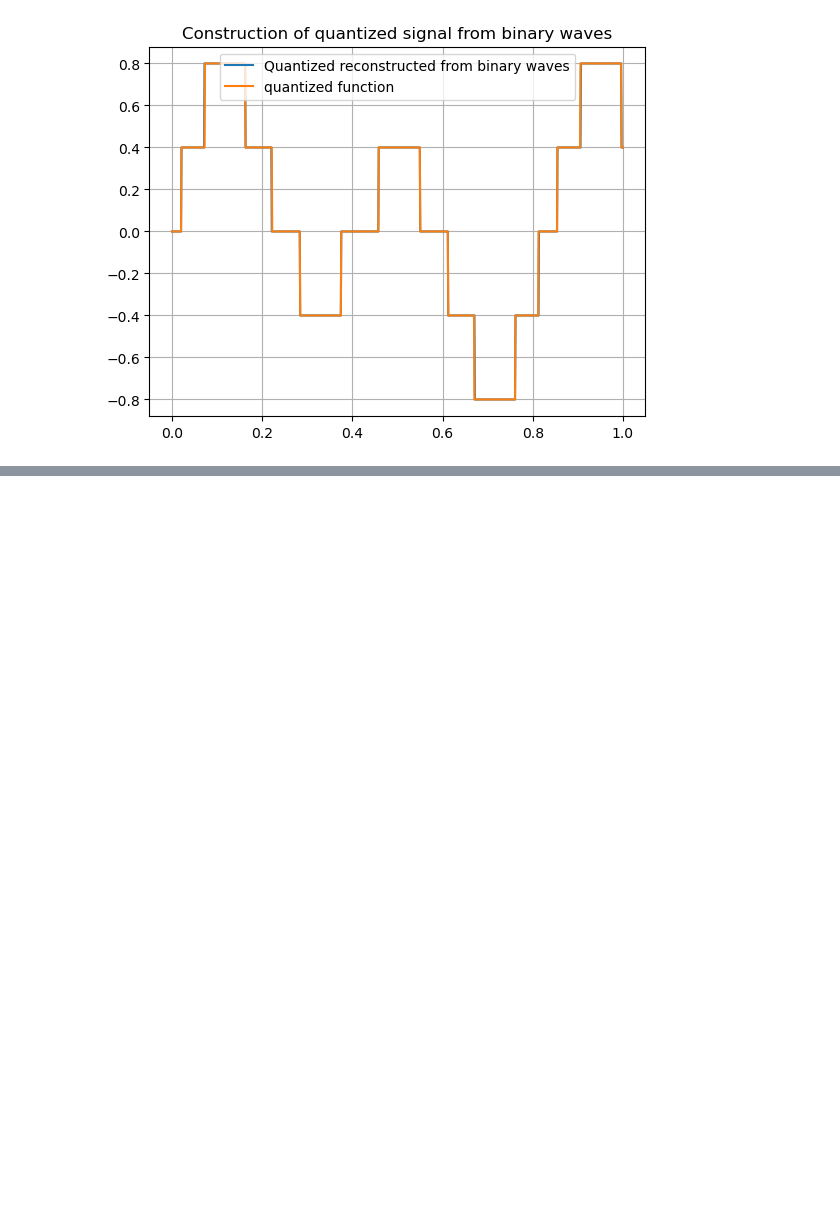
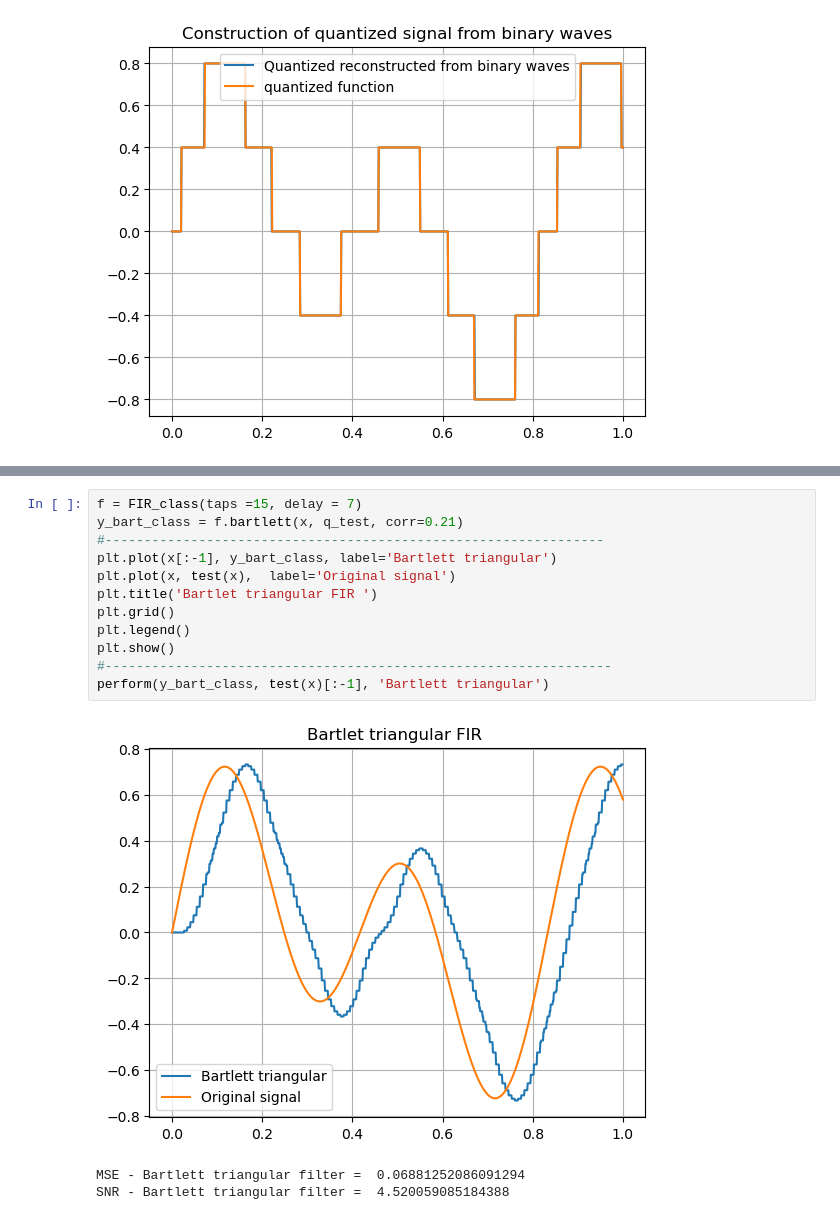
Before and after one commit to lindafabs/Semester-Project, a Jupyter notebook: Final_notebook.ipynb, the cells around one changed output, grey strips where cells are left out. Drawn from its saved outputs; the diff is of its cells as text; blank space fills up the shorter version.

```diff
--- a/Final_notebook.ipynb
+++ b/Final_notebook.ipynb
@@ -599,0 +653,16 @@ plt.legend()
+# %%
+f = FIR_class(taps =15, delay = 7)
+y_bart_class = f.bartlett(x, q_test, corr=0.21)
+#----------------------------------------------------------------
+plt.plot(x[:-1], y_bart_class, label='Bartlett triangular')
+plt.plot(x, test(x),  label='Original signal')
+plt.title('Bartlet triangular FIR ')
+plt.grid()
+plt.legend()
+plt.show()
+#-----------------------------------------------------------------
+perform(y_bart_class, test(x)[:-1], 'Bartlett triangular')
+# %% [output]
+[figure, added]
+MSE - Bartlett triangular filter =  0.06881252086091294
+SNR - Bartlett triangular filter =  4.520059085184388
```
Also changed, not shown: parts of 25 cells of this notebook, 2 other files.
